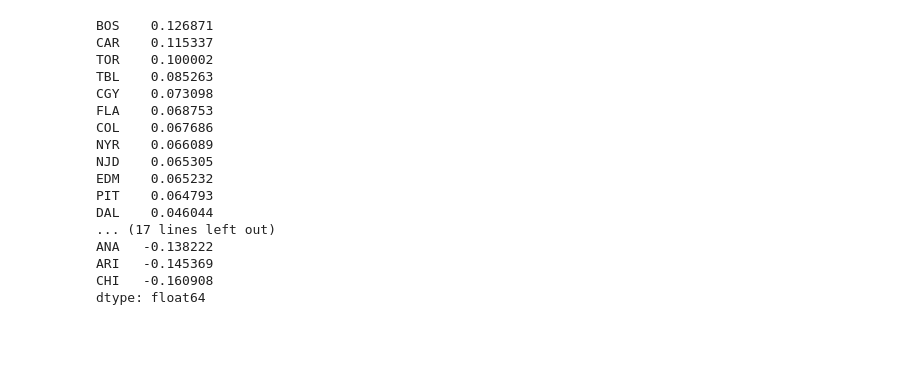
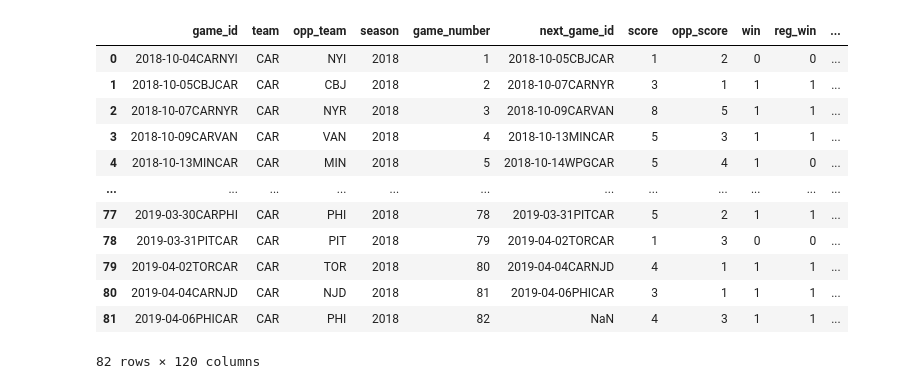
Before and after one commit to mpb9/nhl-model, a Jupyter notebook: PLAYGROUND.ipynb, the cells around one changed output. Cells and saved outputs as stored; diff of their text form; code cells hidden in the pictures; blank space fills up the shorter version.

```diff
--- a/PLAYGROUND.ipynb
+++ b/PLAYGROUND.ipynb
@@ -35,7 +98,11 @@ initNextGame = NextGameInit()
 # %%
-season = 2022
-situation = "5on5"
-df = primary_csv()
-game_date = '4/3/2023'
-initial_date = ''
-HA = ""
+df_cor = pd.DataFrame()
+df_cor['target'] = pd.Series(mod.target)
+y = mod.data.target.copy()
+print(df_cor)
+for col in mod.x.columns:
+    df_temp = df_cor.copy()
+    df_temp[col] = mod.data[col].copy().corr(y)
+    df_cor = df_temp.copy()
+
+df_cor
@@ -73,43 +115,18 @@ hi_m = home_ice__adjust_matchup(df, season, game_date, initial_date)
 # %%
-odds_h['mtrx']['BOS']['ANA']
-#odds_a['mtrx']
-odds_h["mtrx"].iloc[0, 2]
-#odds_a["mtrx"].iloc[0, 2]
-h_adv.mean() - h_adv
-pr_m_sos.sort_values(ascending=True).copy()
-#pr_m_sos
-
-def sos__roe(pr, gp):
-    sos = pd.Series()
-
-    for col in gp.columns:
-        sos[col] = (pr.copy() * gp[col]).sum() / gp[col].sum()
-
-    exp_pr = pr.mean() * 2 - sos.copy()
-
-    pr_above_exp = pr.copy() - exp_pr.copy()
-
-    return pr_above_exp.sort_values(ascending=False).copy()
-
-#veg = df.odds.mean() + df.opp_odds.mean() + df.ot_odds.mean()
-
-woe(pr, gp)
+df_temp["playoff_make_odds"] = po.playoff_make_odds.iloc[0]
+df_temp
 # %% [output]
+|  | game_id | team | opp_team | season | game_number | next_game_id | score | opp_score | win | reg_win | ... |
+| 0 | 2018-10-04CARNYI | CAR | NYI | 2018 | 1 | 2018-10-05CBJCAR | 1 | 2 | 0 | 0 | ... |
+| 1 | 2018-10-05CBJCAR | CAR | CBJ | 2018 | 2 | 2018-10-07CARNYR | 3 | 1 | 1 | 1 | ... |
+| 2 | 2018-10-07CARNYR | CAR | NYR | 2018 | 3 | 2018-10-09CARVAN | 8 | 5 | 1 | 1 | ... |
+| 3 | 2018-10-09CARVAN | CAR | VAN | 2018 | 4 | 2018-10-13MINCAR | 5 | 3 | 1 | 1 | ... |
+| 4 | 2018-10-13MINCAR | CAR | MIN | 2018 | 5 | 2018-10-14WPGCAR | 5 | 4 | 1 | 0 | ... |
+| ... | ... | ... | ... | ... | ... | ... | ... | ... | ... | ... | ... |
+| 77 | 2019-03-30CARPHI | CAR | PHI | 2018 | 78 | 2019-03-31PITCAR | 5 | 2 | 1 | 1 | ... |
+| 78 | 2019-03-31PITCAR | CAR | PIT | 2018 | 79 | 2019-04-02TORCAR | 1 | 3 | 0 | 0 | ... |
+| 79 | 2019-04-02TORCAR | CAR | TOR | 2018 | 80 | 2019-04-04CARNJD | 4 | 1 | 1 | 1 | ... |
+| 80 | 2019-04-04CARNJD | CAR | NJD | 2018 | 81 | 2019-04-06PHICAR | 3 | 1 | 1 | 1 | ... |
+| 81 | 2019-04-06PHICAR | CAR | PHI | 2018 | 82 | NaN | 4 | 3 | 1 | 1 | ... |
-BOS    0.126871
-CAR    0.115337
-TOR    0.100002
-TBL    0.085263
-CGY    0.073098
-FLA    0.068753
-COL    0.067686
-NYR    0.066089
-NJD    0.065305
-EDM    0.065232
-PIT    0.064793
-DAL    0.046044
-... (17 lines left out)
-ANA   -0.138222
-ARI   -0.145369
-CHI   -0.160908
-dtype: float64
+82 rows × 120 columns
 # %%
```
Also changed, not shown: parts of 14 cells of this notebook, 19 other files.
